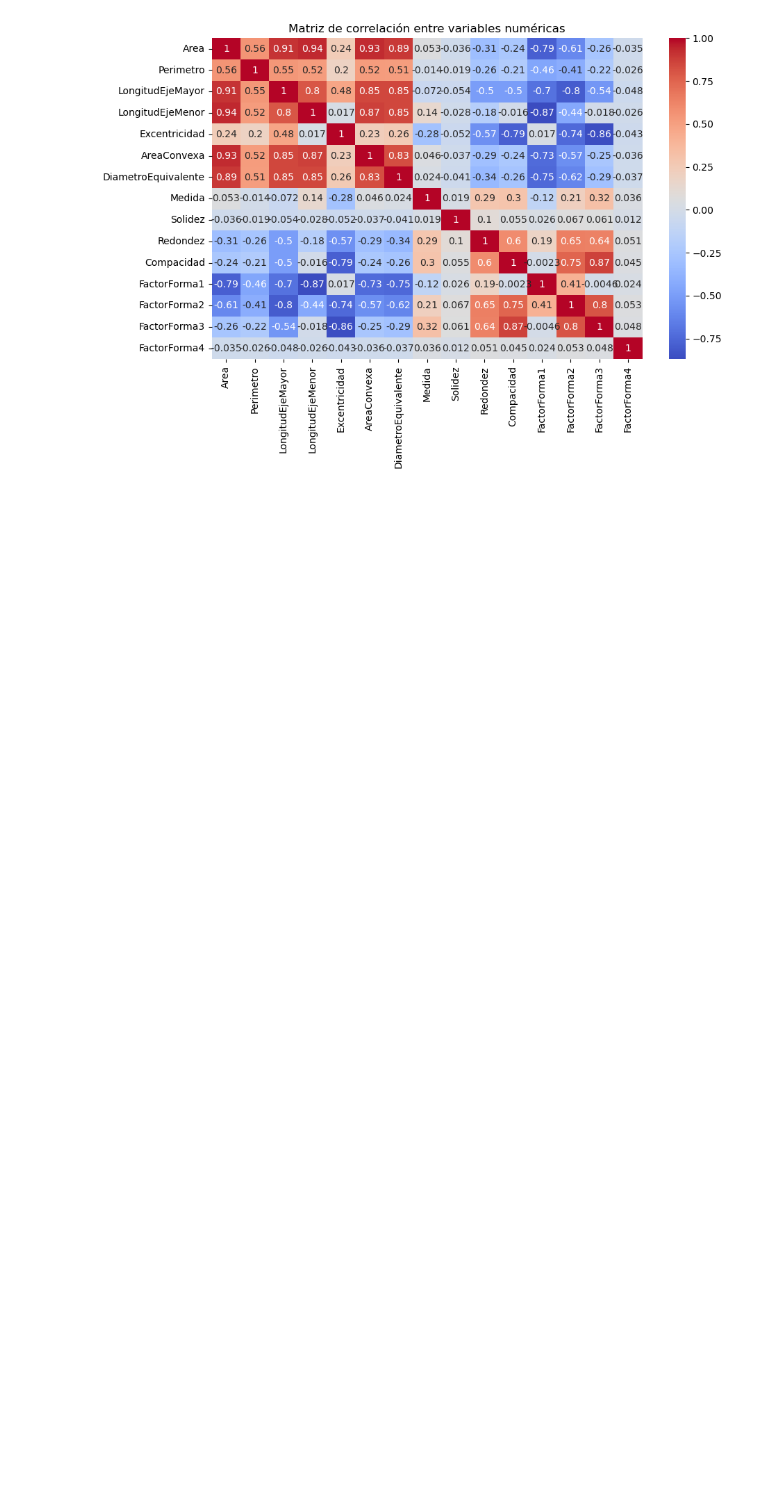
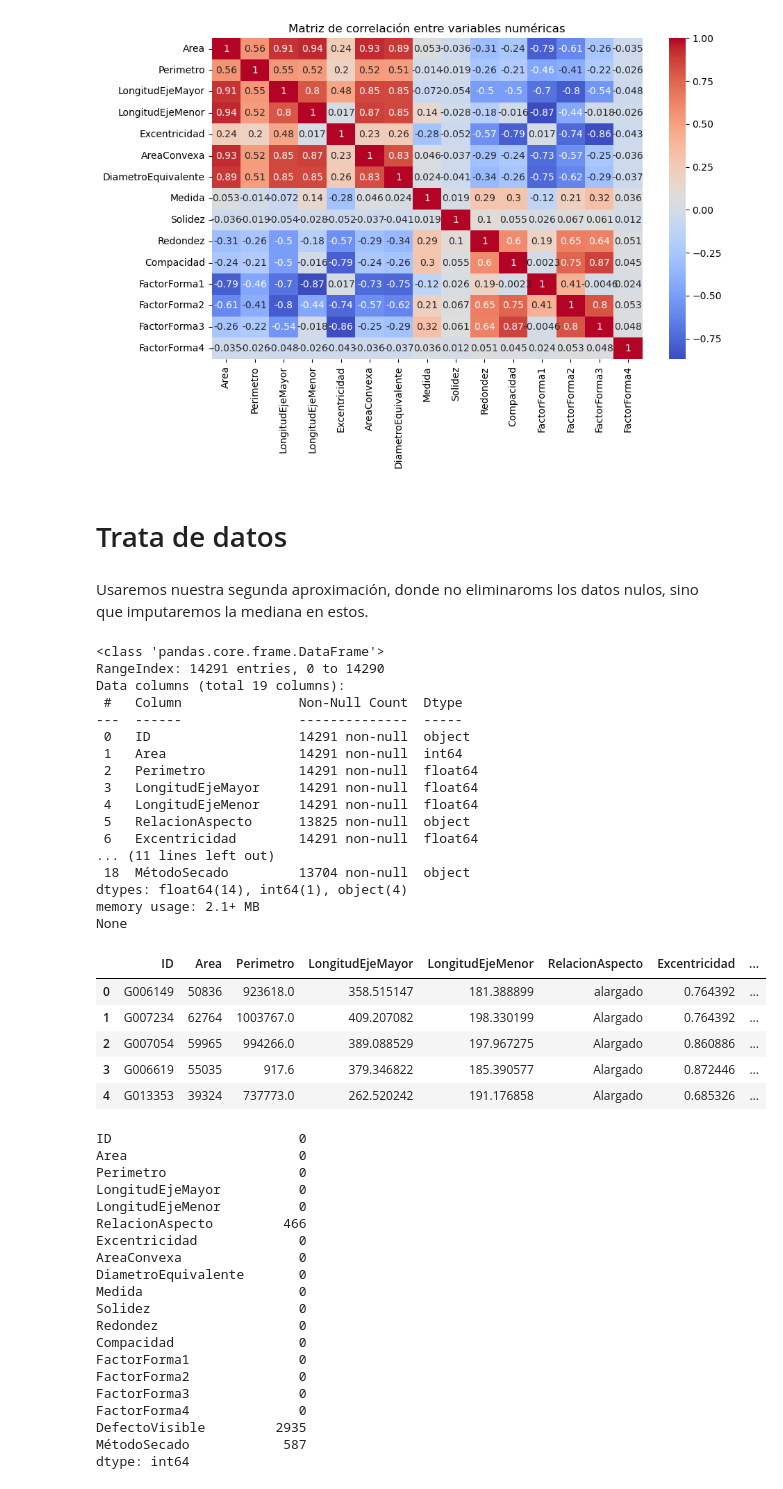
Before and after one commit to Trabajos-BI/Laboratorio2BI, a Jupyter notebook: Lab2/SeneCafeAlpes.ipynb, the cells around one changed output. Saved outputs shown, nothing was run; the diff lists cells and outputs as text; code cells hidden in the pictures; blank space fills up the shorter version.

```diff
--- a/Lab2/SeneCafeAlpes.ipynb
+++ b/Lab2/SeneCafeAlpes.ipynb
@@ -275,3 +299,56 @@ plt.title('Matriz de correlación entre variables numéricas')
 plt.show()
 # %% [output]
 [figure]
+# %% [markdown]
+# Trata de datos
+# %% [markdown]
+Usaremos nuestra segunda aproximación, donde no eliminaroms los datos nulos, sino que imputaremos la mediana en estos.
+# %%
+df = dfPlots.copy()
+print(df.info())
+display(df.head())
+print(df.isnull().sum())
+# %% [output]
+<class 'pandas.core.frame.DataFrame'>
+RangeIndex: 14291 entries, 0 to 14290
+Data columns (total 19 columns):
+ #   Column               Non-Null Count  Dtype
+---  ------               --------------  -----
+ 0   ID                   14291 non-null  object
+ 1   Area                 14291 non-null  int64
+ 2   Perimetro            14291 non-null  float64
+ 3   LongitudEjeMayor     14291 non-null  float64
+ 4   LongitudEjeMenor     14291 non-null  float64
+ 5   RelacionAspecto      13825 non-null  object
+ 6   Excentricidad        14291 non-null  float64
+... (11 lines left out)
+ 18  MétodoSecado         13704 non-null  object
+dtypes: float64(14), int64(1), object(4)
+memory usage: 2.1+ MB
+None
+|  | ID | Area | Perimetro | LongitudEjeMayor | LongitudEjeMenor | RelacionAspecto | Excentricidad | ... |
+| 0 | G006149 | 50836 | 923618.0 | 358.515147 | 181.388899 | alargado | 0.764392 | ... |
+| 1 | G007234 | 62764 | 1003767.0 | 409.207082 | 198.330199 | Alargado | 0.764392 | ... |
+| 2 | G007054 | 59965 | 994266.0 | 389.088529 | 197.967275 | Alargado | 0.860886 | ... |
+| 3 | G006619 | 55035 | 917.6 | 379.346822 | 185.390577 | Alargado | 0.872446 | ... |
+| 4 | G013353 | 39324 | 737773.0 | 262.520242 | 191.176858 | Alargado | 0.685326 | ... |
+ID                        0
+Area                      0
+Perimetro                 0
+LongitudEjeMayor          0
+LongitudEjeMenor          0
+RelacionAspecto         466
+Excentricidad             0
+AreaConvexa               0
+DiametroEquivalente       0
+Medida                    0
+Solidez                   0
+Redondez                  0
+Compacidad                0
+FactorForma1              0
+FactorForma2              0
+FactorForma3              0
+FactorForma4              0
+DefectoVisible         2935
+MétodoSecado            587
+dtype: int64
```
Also changed, not shown: parts of 12 cells of this notebook.
